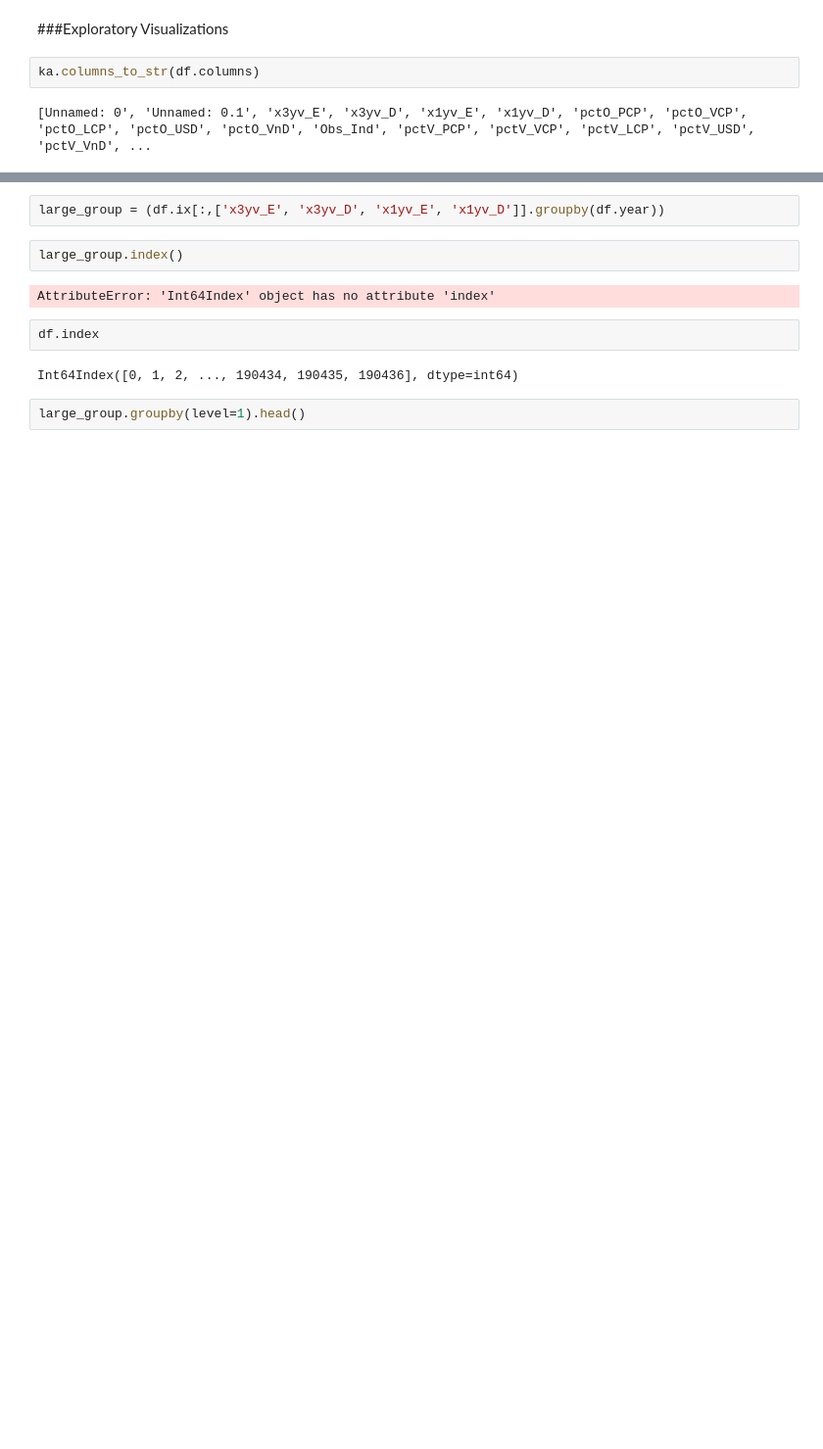
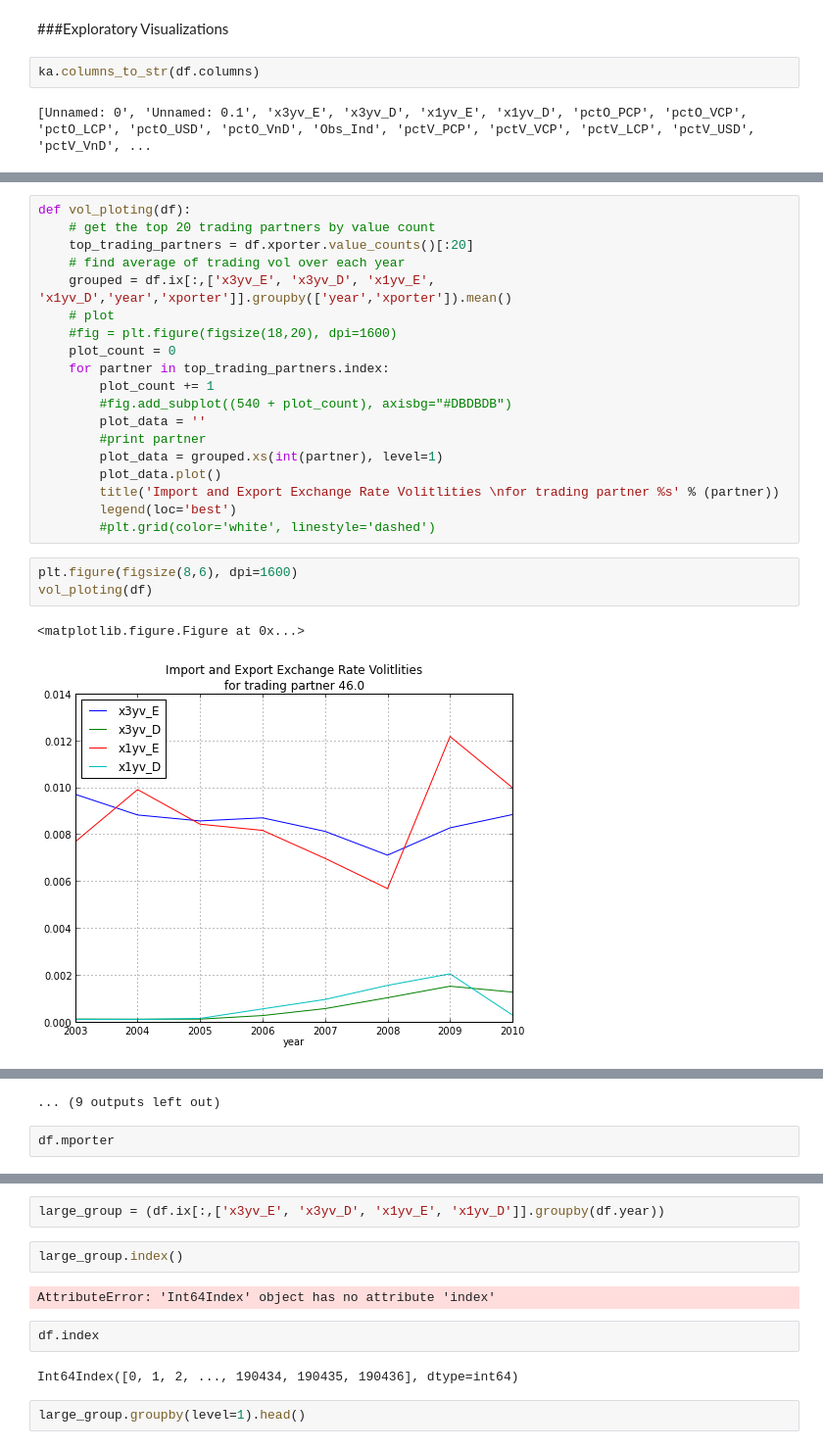
Before and after one commit to agconti/US_Dollar_Vehicle_Currency, a Jupyter notebook: Italian Trade/US_Dollar_Vehicle_Currency.ipynb, the cells around one changed output, grey strips where cells are left out. Shown at 98% size. Drawn from its saved outputs; the diff is of its cells as text; blank space fills up the shorter version.

```diff
--- a/Italian Trade/US_Dollar_Vehicle_Currency.ipynb
+++ b/Italian Trade/US_Dollar_Vehicle_Currency.ipynb
@@ -112,0 +121,25 @@ grouped
+# %%
+def vol_ploting(df):
+    # get the top 20 trading partners by value count
+    top_trading_partners = df.xporter.value_counts()[:20]
+    # find average of trading vol over each year
+    grouped = df.ix[:,['x3yv_E', 'x3yv_D', 'x1yv_E', 'x1yv_D','year','xporter']].groupby(['year','xporter']).mean()
+    # plot
+    #fig = plt.figure(figsize(18,20), dpi=1600)
+    plot_count = 0
+    for partner in top_trading_partners.index:
+        plot_count += 1
+        #fig.add_subplot((540 + plot_count), axisbg="#DBDBDB")
+        plot_data = ''
+        #print partner
+        plot_data = grouped.xs(int(partner), level=1)
+        plot_data.plot()
+        title('Import and Export Exchange Rate Volitlities \nfor trading partner %s' % (partner))
+        legend(loc='best')
+        #plt.grid(color='white', linestyle='dashed')
+# %%
+plt.figure(figsize(8,6), dpi=1600)
+vol_ploting(df)
+# %% [output]
+<matplotlib.figure.Figure at 0x...>
+[figure, added]
@@ -113,3 +156,6 @@ grouped
+... (9 outputs left out)
+# %%
+df.mporter
 # %%
 plt.figure(figsize(18,12),dpi=16000)
 
```
Also changed, not shown: parts of 16 cells of this notebook.
